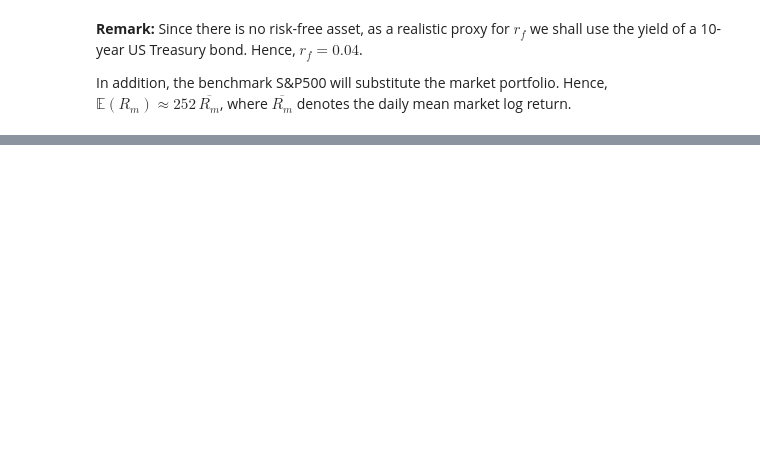
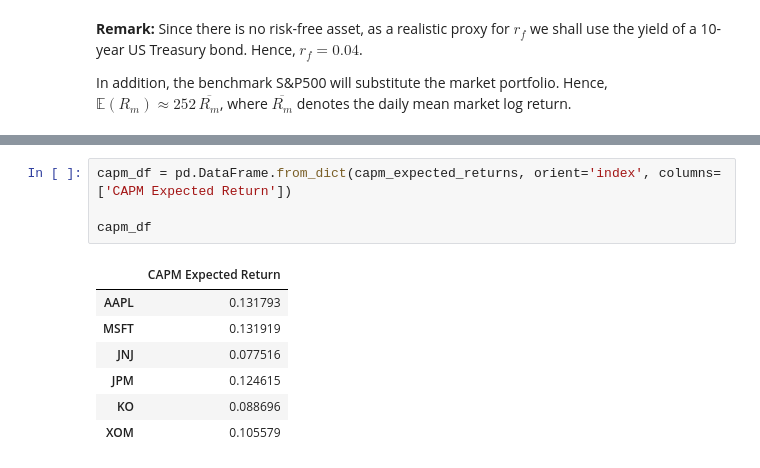
Before and after one commit to keramidasvasilis/data-analysis-projects, a Jupyter notebook: portfolio-optimization-risk-analysis/notebooks/portfolio_optimization_analysis.ipynb, the cells around one changed output, grey strips where cells are left out. Cells and saved outputs as stored; diff of their text form; blank space fills up the shorter version.

```diff
--- a/portfolio-optimization-risk-analysis/notebooks/portfolio_optimization_analysis.ipynb
+++ b/portfolio-optimization-risk-analysis/notebooks/portfolio_optimization_analysis.ipynb
@@ -913,0 +929,12 @@ In addition, the benchmark S\&P500 will substitute the market portfolio. Hence,
+# %%
+capm_df = pd.DataFrame.from_dict(capm_expected_returns, orient='index', columns=['CAPM Expected Return'])
+
+capm_df
+# %% [output]
+|  | CAPM Expected Return |
+| AAPL | 0.131793 |
+| MSFT | 0.131919 |
+| JNJ | 0.077516 |
+| JPM | 0.124615 |
+| KO | 0.088696 |
+| XOM | 0.105579 |
```
Also changed, not shown: parts of 29 cells of this notebook.
